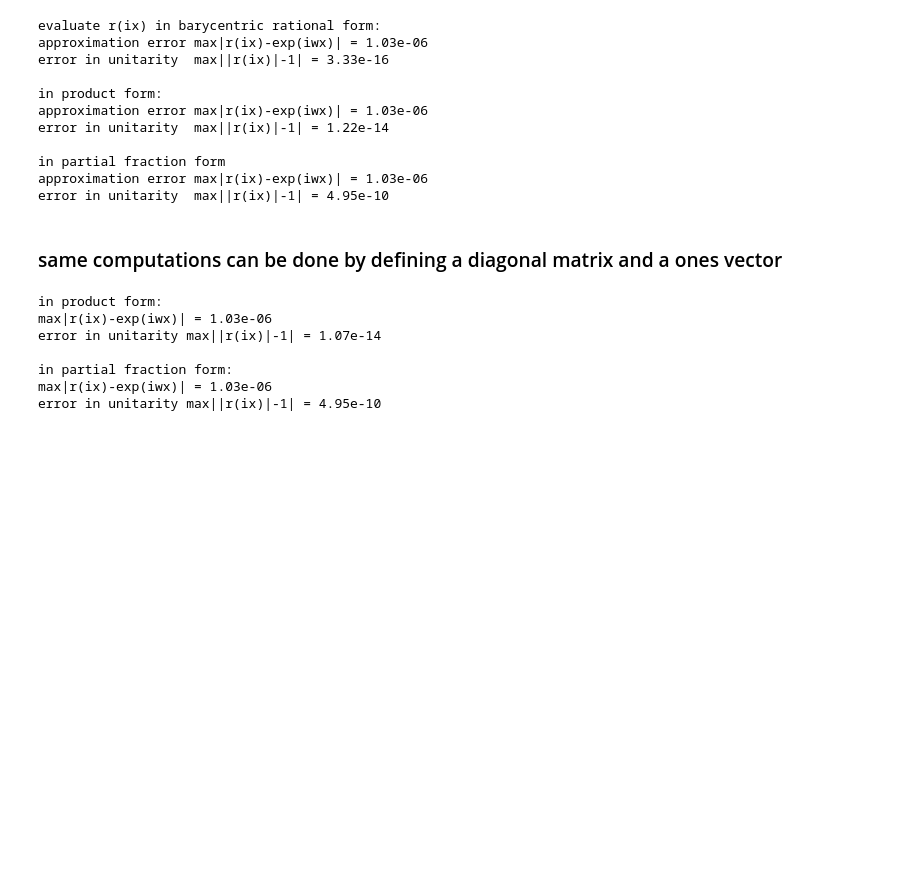
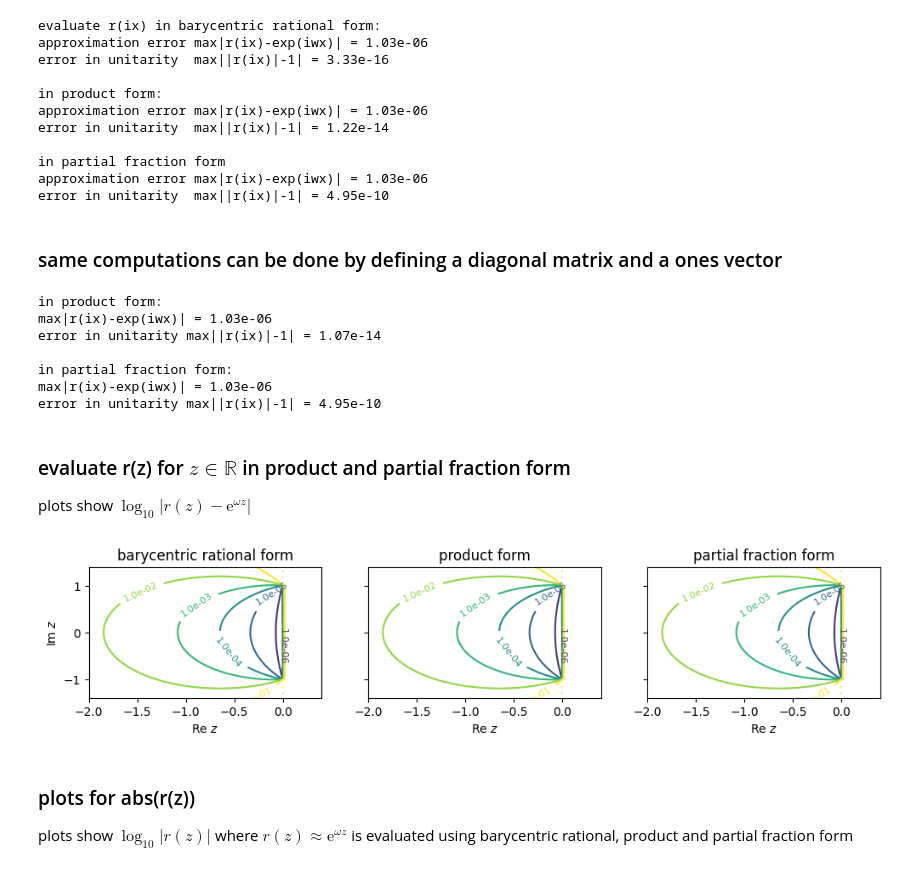
Before and after one commit to newbisi/rexpi, a Jupyter notebook: examples/ex3_evaluater.ipynb, the cells around one changed output. Drawn from its saved outputs; the diff is of its cells as text; code cells hidden in the pictures; blank space fills up the shorter version.

```diff
--- a/examples/ex3_evaluater.ipynb
+++ b/examples/ex3_evaluater.ipynb
@@ -91,3 +91,6 @@ error in unitarity max||r(ix)|-1| = 1.07e-14
 in partial fraction form:
 max|r(ix)-exp(iwx)| = 1.03e-06
 error in unitarity max||r(ix)|-1| = 4.95e-10
+# %% [markdown]
+### evaluate r(z) for $z\in\mathbb{R}$ in product and partial fraction form
+plots show $\log_{10} |r(z)- \mathrm{e}^{\omega z}|$
@@ -93,0 +121,40 @@ error in unitarity max||r(ix)|-1| = 4.95e-10
+# %%
+tagslist = [1e-7,1e-6,1e-5,1e-4,1e-3,1e-2,1e-1]
+fmt = lambda x : "%.1e"%x
+
+#list(range(reftol,2))
+fig, ((ax1,ax2,ax3)) = plt.subplots(1,3,figsize=(12, 2))
+
+ax1.title.set_text('barycentric rational form')
+reftol = int(np.log10(tol))-1
+CS = ax1.contour(X, Y, (Zbary), levels=tagslist, locator=plt.LogLocator())
+ax1.clabel(CS, inline=1, fontsize=8, fmt=fmt)
+
+ax2.title.set_text('product form')
+CS = ax2.contour(X, Y, (Zprod), levels=tagslist, locator=plt.LogLocator())
+ax2.clabel(CS, inline=1, fontsize=8, fmt=fmt)
+
+ax3.title.set_text('partial fraction form')
+CS = ax3.contour(X, Y, (Zpfe), levels=tagslist, locator=plt.LogLocator())
+ax3.clabel(CS, inline=1, fontsize=8, fmt=fmt)
+#ax4.set_axis_off()
+
+
+ax1.set_ylabel("Im $z$")
+ax1.set_xlabel("Re $z$");
+ax2.set_xlabel("Re $z$");
+ax2.axes.yaxis.set_ticklabels([])
+ax3.set_xlabel("Re $z$");
+ax3.axes.yaxis.set_ticklabels([])
+#plt.title("approximation error $\log_{10}|r(z)-\mathrm{e}^{\omega z}|$, $n=%d$, $\omega\\approx %.4f$"%(n,w));
+
+import tikzplotlib
+figname = "errinC"
+figscaling = 1.3
+tikzheight, tikzwidth = figscaling*6, figscaling*8
+tikzplotlib.save(figname+".tex", axis_height='{:.2f}cm'.format(tikzheight), axis_width = '{:.2f}cm'.format(tikzwidth))
+# %% [output]
+[figure, added]
+# %% [markdown]
+### plots for abs(r(z))
+plots show $\log_{10} |r(z)|$ where $r(z) \approx \mathrm{e}^{\omega z}$ is evaluated using barycentric rational, product and partial fraction form
```
Also changed, not shown: parts of 5 cells of this notebook, 3 other files.
